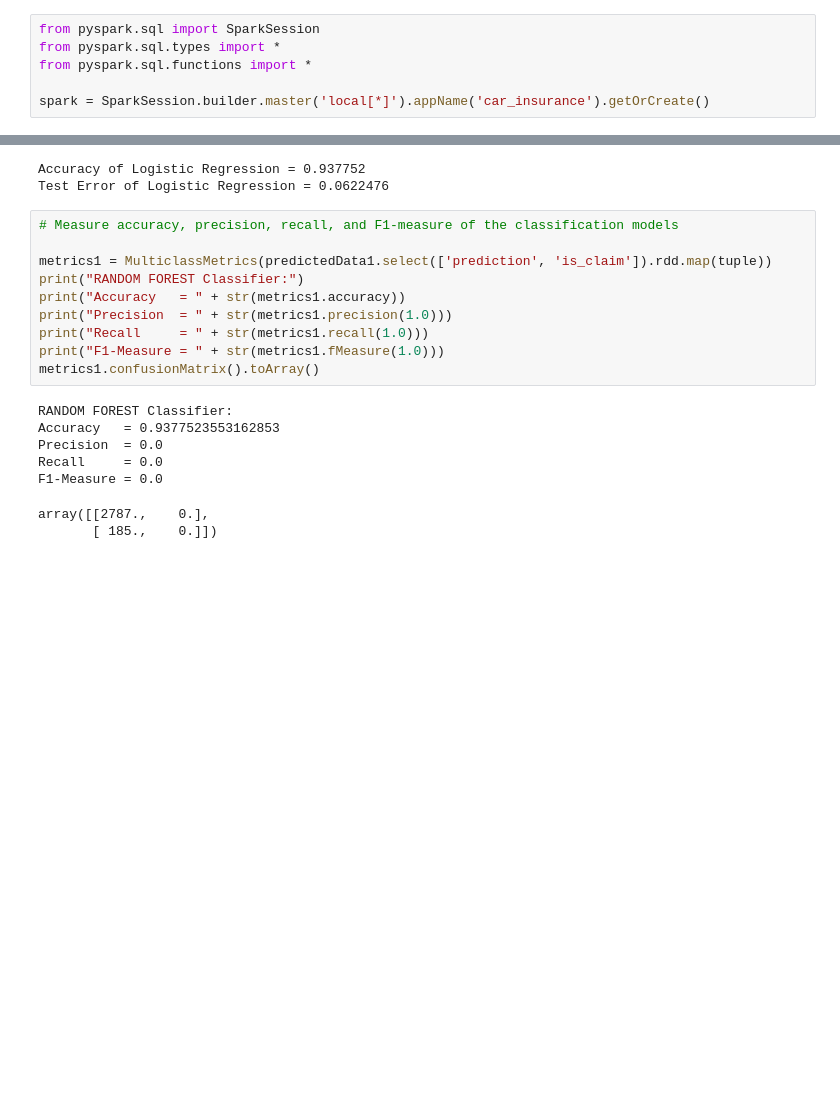
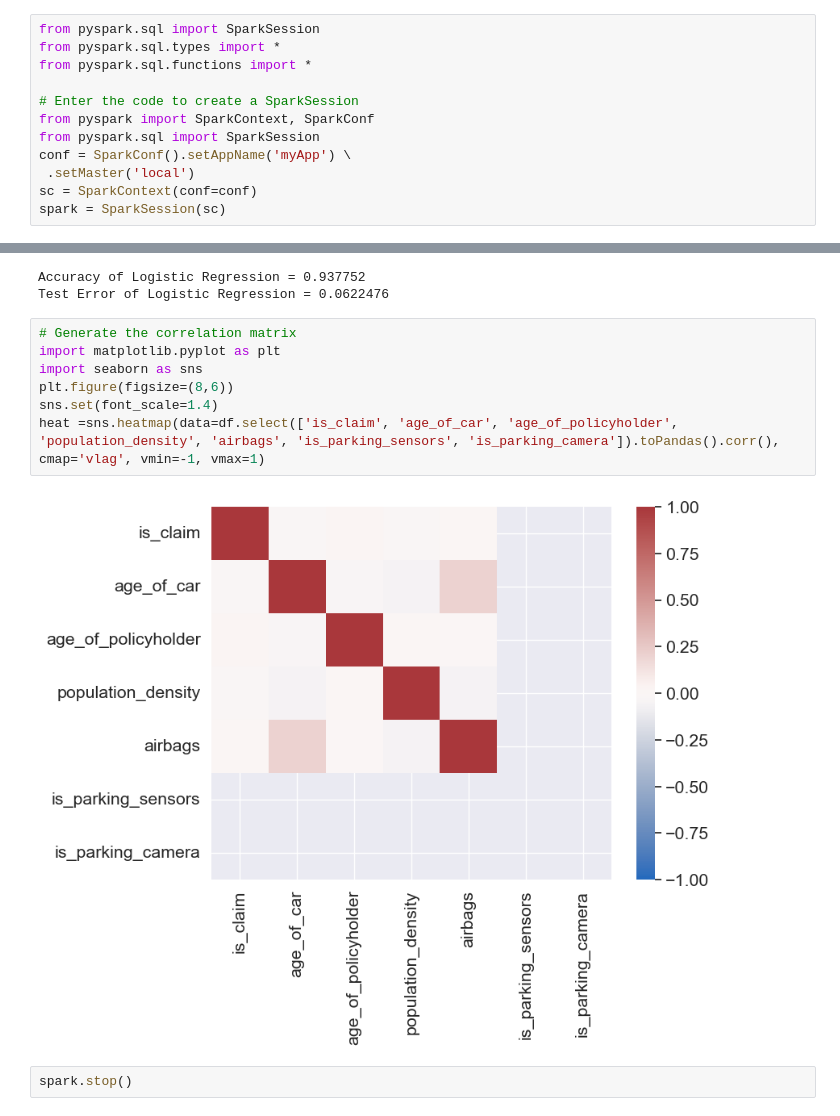
Before and after one commit to evlynEl/BigData, a Jupyter notebook: Projek.ipynb, the cells around one changed output, grey strips where cells are left out. Drawn from its saved outputs; the diff is of its cells as text; blank space fills up the shorter version.

```diff
--- a/Projek.ipynb
+++ b/Projek.ipynb
@@ -3,7 +3,13 @@ from pyspark.sql import SparkSession
 from pyspark.sql.types import *
 from pyspark.sql.functions import *
 
-spark = SparkSession.builder.master('local[*]').appName('car_insurance').getOrCreate()
+# Enter the code to create a SparkSession
+from pyspark import SparkContext, SparkConf
+from pyspark.sql import SparkSession
+conf = SparkConf().setAppName('myApp') \
+ .setMaster('local')
+sc = SparkContext(conf=conf)
+spark = SparkSession(sc)
 # %%
 df = spark.read.format('csv').options(header=True).load('C:/users/Devi/NLP/BigData/ProjectBDA/carClaim/train.csv')
 df.show(30, truncate=50)
@@ -477,21 +483,14 @@ print('Test Error of Logistic Regression = %g' % (1.0 - model3_accuracy))
 # %% [output]
 Accuracy of Logistic Regression = 0.937752
 Test Error of Logistic Regression = 0.0622476
-# %%
-# Measure accuracy, precision, recall, and F1-measure of the classification models
-
-metrics1 = MulticlassMetrics(predictedData1.select(['prediction', 'is_claim']).rdd.map(tuple))
-print("RANDOM FOREST Classifier:")
-print("Accuracy   = " + str(metrics1.accuracy))
-print("Precision  = " + str(metrics1.precision(1.0)))
-print("Recall     = " + str(metrics1.recall(1.0)))
-print("F1-Measure = " + str(metrics1.fMeasure(1.0)))
-metrics1.confusionMatrix().toArray()
-# %% [output]
-RANDOM FOREST Classifier:
-Accuracy   = 0.9377523553162853
-Precision  = 0.0
-Recall     = 0.0
-F1-Measure = 0.0
-array([[2787.,    0.],
-       [ 185.,    0.]])
+# %%
+# Generate the correlation matrix
+import matplotlib.pyplot as plt
+import seaborn as sns
+plt.figure(figsize=(8,6))
+sns.set(font_scale=1.4)
+heat =sns.heatmap(data=df.select(['is_claim', 'age_of_car', 'age_of_policyholder', 'population_density', 'airbags', 'is_parking_sensors', 'is_parking_camera']).toPandas().corr(), cmap='vlag', vmin=-1, vmax=1)
+# %% [output]
+[figure, added]
+# %%
+spark.stop()
```
Also changed, not shown: parts of 4 cells of this notebook.
